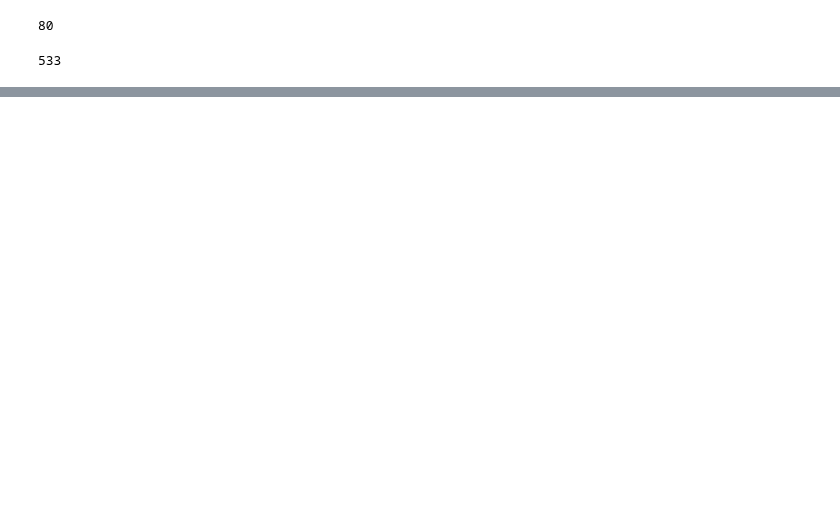
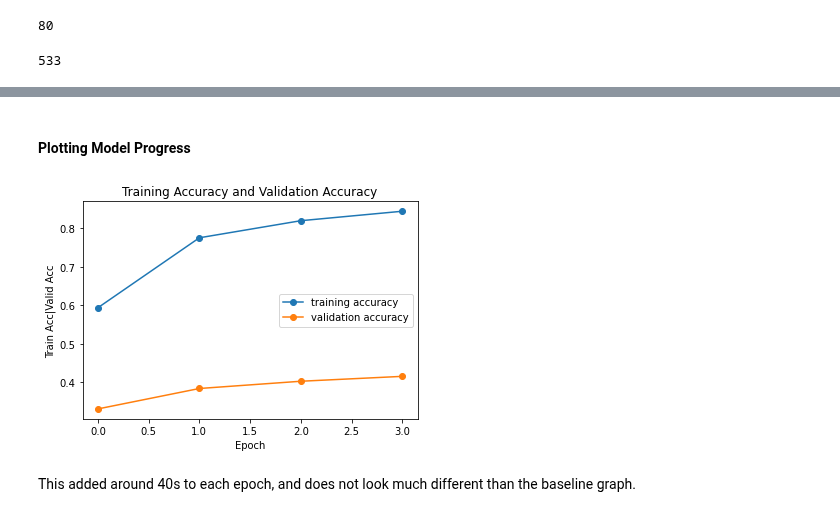
Before and after one commit to Windblown-Marionette/fingerspelling-text, a Jupyter notebook: Fingerspelling-CNN-3-Exploring-Model-Improvements-and-Training-Models.ipynb, the cells around one changed output, grey strips where cells are left out. Cells and saved outputs as stored; diff of their text form; code cells hidden in the pictures; blank space fills up the shorter version.

```diff
--- a/Fingerspelling-CNN-3-Exploring-Model-Improvements-and-Training-Models.ipynb
+++ b/Fingerspelling-CNN-3-Exploring-Model-Improvements-and-Training-Models.ipynb
@@ -209,0 +348,19 @@ plt.show()
+# %%
+# Assign the output of this base_model to a variable:
+base_model_out = experienced_model.output
+
+
+
+# Add a pooling layer:
+base_model_out = GlobalAveragePooling2D()(base_model_out)
+
+# using a softmax base_model_out activation function:
+preds = Dense(29, activation='softmax')(base_model_out)
+
+
+
+
+# Instantiate our final model, where we specify what are the inputs and
+# the outputs will look like
+model = Model(inputs = experienced_model.input,
+              outputs = preds)
@@ -209,0 +406,7 @@ plt.show()
+# %%
+step_size_train = train_data.n//train_data.batch_size + 1
+
+# 'train_data.n' = 60,900 images
+# 'train_generator.batch_size' = 80 images per batch
+# 'step_size_train' = 762  (!needs to be int)
+step_size_train
@@ -209,0 +417,4 @@ plt.show()
+# %%
+model.compile(loss = 'categorical_crossentropy', #loss function
+                  optimizer = 'Adam',
+                  metrics = ['accuracy']) #value to maximize
@@ -209,0 +423,2 @@ plt.show()
+# %%
+model.fit_generator(train_data, validation_data = validation_data, steps_per_epoch = step_size_train, epochs = 4, verbose = 1)
@@ -209,0 +435,15 @@ plt.show()
+# %% [markdown]
+#### Plotting Model Progress
+# %%
+plt.figure()
+plt.plot(model.history.history['accuracy'], marker='o', label='training accuracy')
+plt.plot(model.history.history['val_accuracy'], marker='o', label='validation accuracy')
+plt.title('Training Accuracy and Validation Accuracy')
+plt.legend(loc='best')
+plt.xlabel('Epoch')
+plt.ylabel('Train Acc|Valid Acc')
+plt.show()
+# %% [output]
+[figure, added]
+# %% [markdown]
+This added around 40s to each epoch, and does not look much different than the baseline graph.
```
Also changed, not shown: parts of 86 cells of this notebook.
